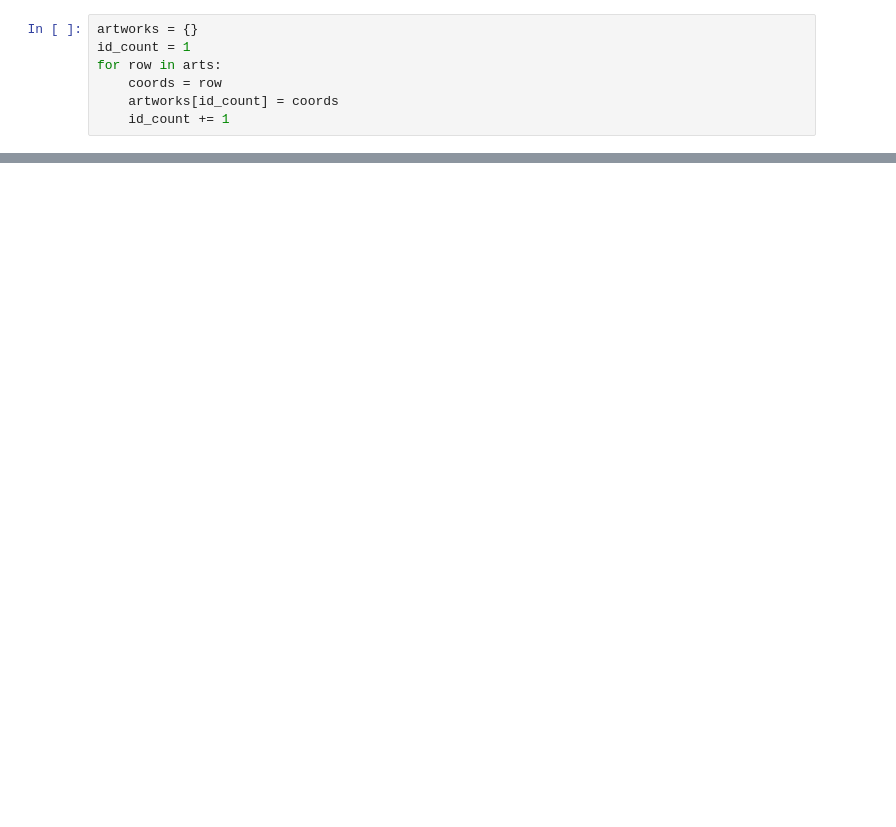
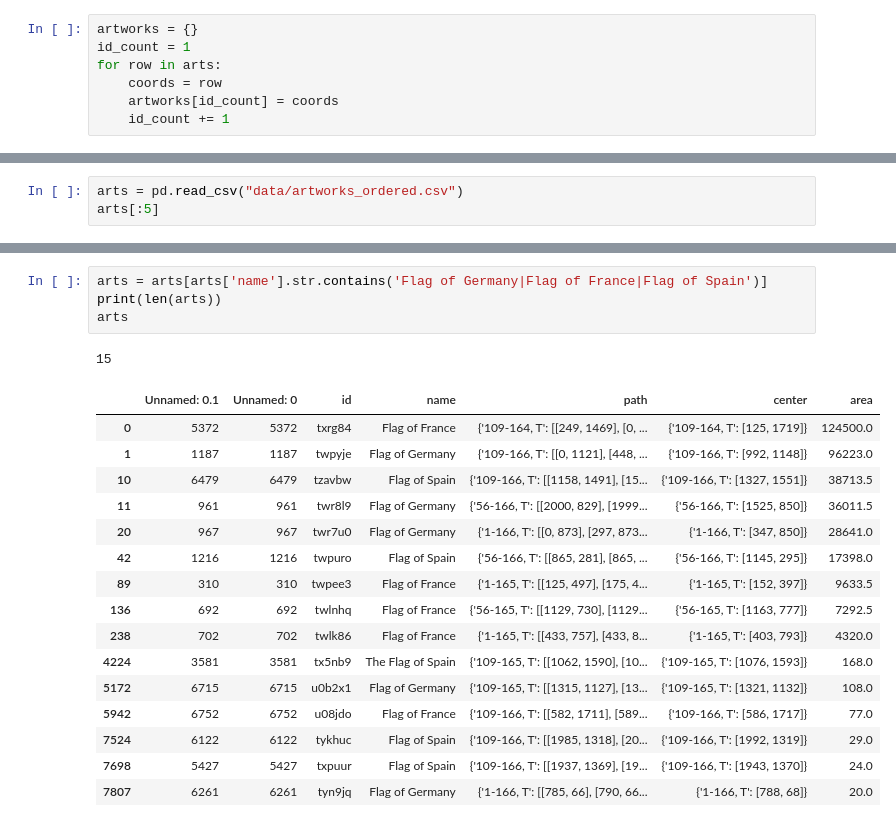
Before and after one commit to pietro-sillano/r-place-Network-Analysis, a Jupyter notebook: bipartite_network.ipynb, the cells around one changed output, grey strips where cells are left out. Drawn from its saved outputs; the diff is of its cells as text; blank space fills up the shorter version.

```diff
--- a/bipartite_network.ipynb
+++ b/bipartite_network.ipynb
@@ -297,0 +51,3 @@ for key in list(contributions.keys()):
+# %%
+arts = pd.read_csv("data/artworks_ordered.csv")
+arts[:5]
@@ -297,0 +61,22 @@ for key in list(contributions.keys()):
+# %%
+arts = arts[arts['name'].str.contains('Flag of Germany|Flag of France|Flag of Spain')]
+print(len(arts))
+arts
+# %% [output]
+15
+|  | Unnamed: 0.1 | Unnamed: 0 | id | name | path | center | area |
+| 0 | 5372 | 5372 | txrg84 | Flag of France | {'109-164, T': [[249, 1469], [0, ... | {'109-164, T': [125, 1719]} | 124500.0 |
+| 1 | 1187 | 1187 | twpyje | Flag of Germany | {'109-166, T': [[0, 1121], [448, ... | {'109-166, T': [992, 1148]} | 96223.0 |
+| 10 | 6479 | 6479 | tzavbw | Flag of Spain | {'109-166, T': [[1158, 1491], [15... | {'109-166, T': [1327, 1551]} | 38713.5 |
+| 11 | 961 | 961 | twr8l9 | Flag of Germany | {'56-166, T': [[2000, 829], [1999... | {'56-166, T': [1525, 850]} | 36011.5 |
+| 20 | 967 | 967 | twr7u0 | Flag of Germany | {'1-166, T': [[0, 873], [297, 873... | {'1-166, T': [347, 850]} | 28641.0 |
+| 42 | 1216 | 1216 | twpuro | Flag of Spain | {'56-166, T': [[865, 281], [865, ... | {'56-166, T': [1145, 295]} | 17398.0 |
+| 89 | 310 | 310 | twpee3 | Flag of France | {'1-165, T': [[125, 497], [175, 4... | {'1-165, T': [152, 397]} | 9633.5 |
+| 136 | 692 | 692 | twlnhq | Flag of France | {'56-165, T': [[1129, 730], [1129... | {'56-165, T': [1163, 777]} | 7292.5 |
+| 238 | 702 | 702 | twlk86 | Flag of France | {'1-165, T': [[433, 757], [433, 8... | {'1-165, T': [403, 793]} | 4320.0 |
+| 4224 | 3581 | 3581 | tx5nb9 | The Flag of Spain | {'109-165, T': [[1062, 1590], [10... | {'109-165, T': [1076, 1593]} | 168.0 |
+| 5172 | 6715 | 6715 | u0b2x1 | Flag of Germany | {'109-165, T': [[1315, 1127], [13... | {'109-165, T': [1321, 1132]} | 108.0 |
+| 5942 | 6752 | 6752 | u08jdo | Flag of France | {'109-166, T': [[582, 1711], [589... | {'109-166, T': [586, 1717]} | 77.0 |
+| 7524 | 6122 | 6122 | tykhuc | Flag of Spain | {'109-166, T': [[1985, 1318], [20... | {'109-166, T': [1992, 1319]} | 29.0 |
+| 7698 | 5427 | 5427 | txpuur | Flag of Spain | {'109-166, T': [[1937, 1369], [19... | {'109-166, T': [1943, 1370]} | 24.0 |
+| 7807 | 6261 | 6261 | tyn9jq | Flag of Germany | {'1-166, T': [[785, 66], [790, 66... | {'1-166, T': [788, 68]} | 20.0 |
```
Also changed, not shown: parts of 47 cells of this notebook, 9 other files.
